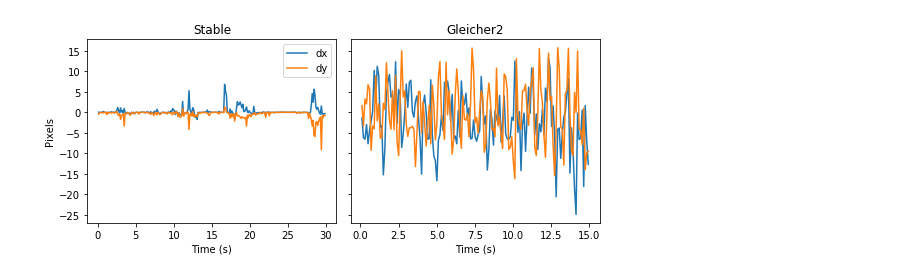
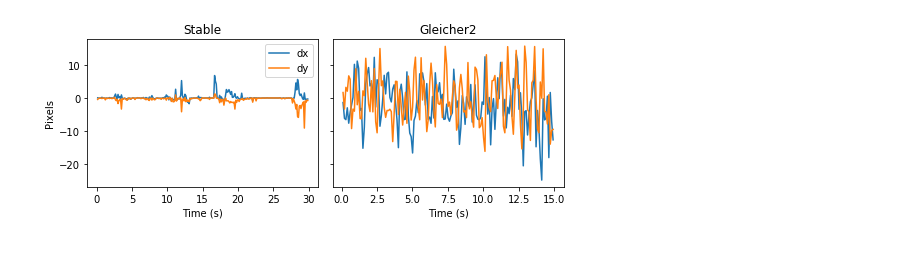
Before and after one commit to messcode/MeasureCameraShakiness, a Jupyter notebook: src/demo.ipynb, the cells around one changed output. Saved outputs shown, nothing was run; the diff lists cells and outputs as text; code cells hidden in the pictures.

Commit message:
add demo figure

```diff
--- a/src/demo.ipynb
+++ b/src/demo.ipynb
@@ -58,18 +58,19 @@ for tf in gleicher2_tfs:
 # %%
 fig, (ax1, ax2) = plt.subplots(1, 2, sharey=True)
 # stable video
 ax1.plot(stable_timeline, stable_dx, label="dx")
 ax1.plot(stable_timeline, stable_dy, label="dy")
 ax1.set_title("Stable")
 ax1.set_xlabel("Time (s)")
 ax1.set_ylabel("Pixels")
 ax1.legend()
 # gleicher2
 ax2.plot(gleicher2_timeline, gleicher2_dx, label="dx")
 ax2.plot(gleicher2_timeline, gleicher2_dy, label="dy")
 ax2.set_title("Gleicher2")
 ax2.set_xlabel("Time (s)")
-fig.set_size_inches(8, 3.5)
+fig.set_size_inches(7.5, 3)
 plt.tight_layout()
+plt.savefig("../output/demo.png", dpi=300)
 # %% [output]
-[figure, old version]
+[figure, new version]
```
